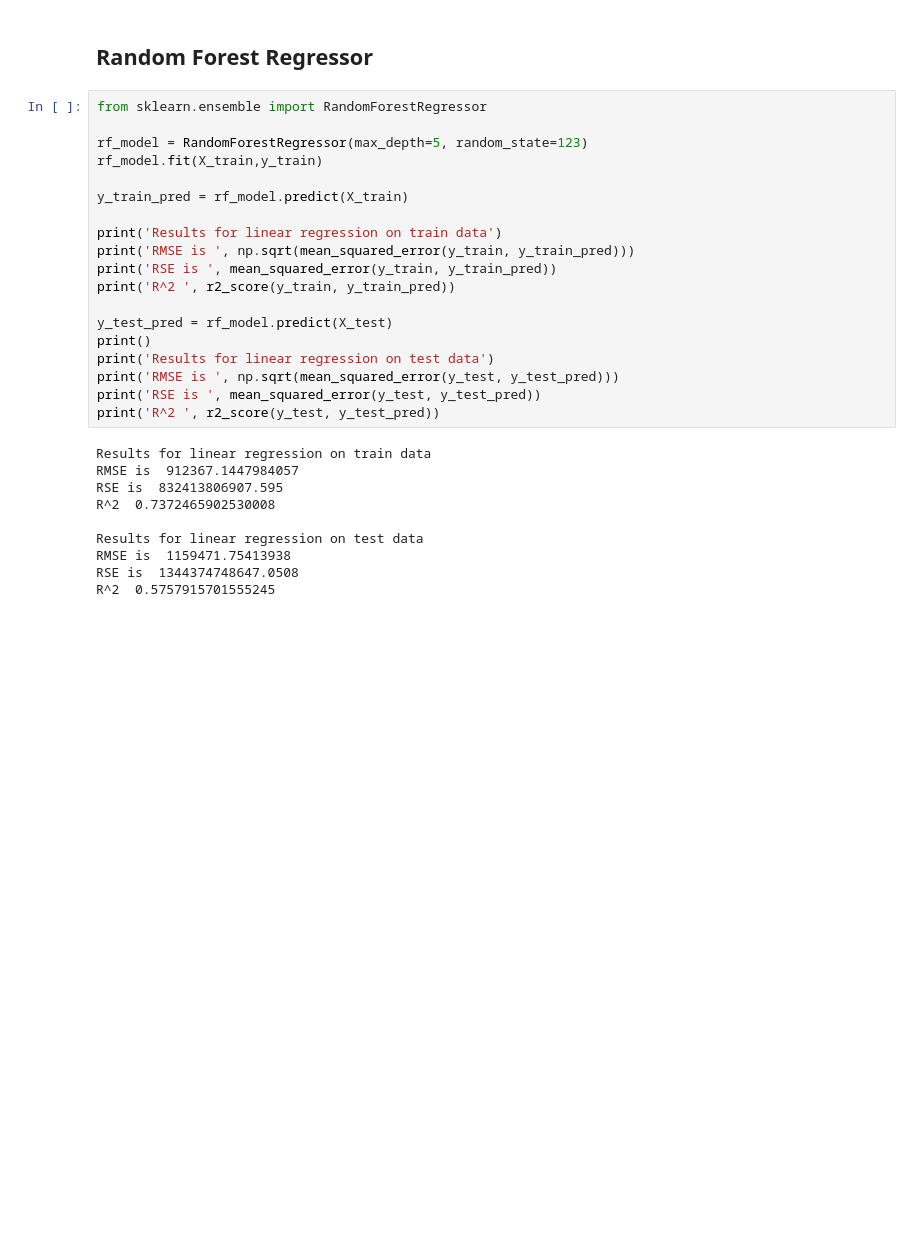
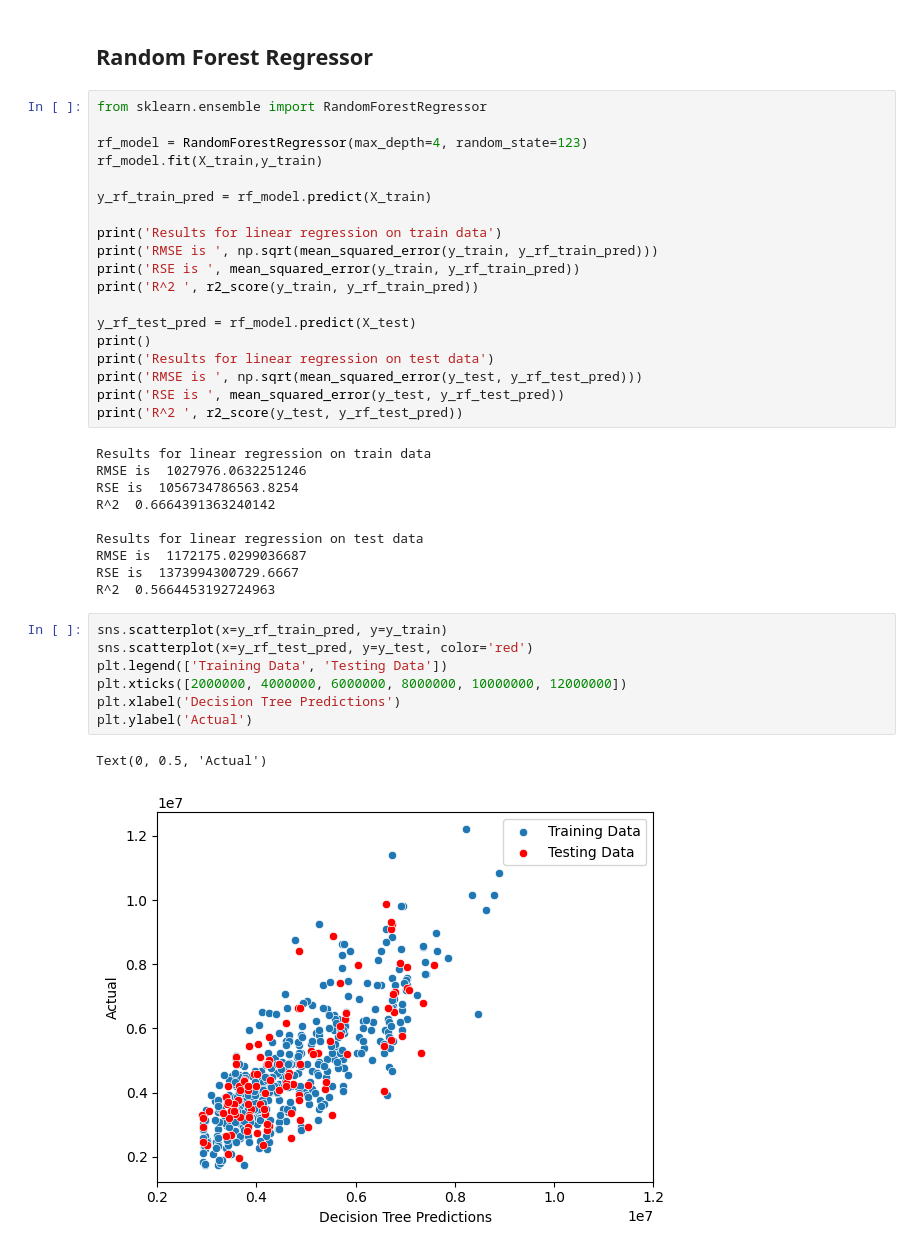
Before and after one commit to Bshell13/shellenberger_capstone, a Jupyter notebook: data_analysis.ipynb, the cells around one changed output. Cells and saved outputs as stored; diff of their text form; blank space fills up the shorter version.

```diff
--- a/data_analysis.ipynb
+++ b/data_analysis.ipynb
@@ -198,32 +198,42 @@ Text(0, 0.5, 'Actual')
 # %%
 from sklearn.ensemble import RandomForestRegressor
 
-rf_model = RandomForestRegressor(max_depth=5, random_state=123)
+rf_model = RandomForestRegressor(max_depth=4, random_state=123)
 rf_model.fit(X_train,y_train)
 
-y_train_pred = rf_model.predict(X_train)
+y_rf_train_pred = rf_model.predict(X_train)
 
 print('Results for linear regression on train data')
-print('RMSE is ', np.sqrt(mean_squared_error(y_train, y_train_pred)))
-print('RSE is ', mean_squared_error(y_train, y_train_pred))
-print('R^2 ', r2_score(y_train, y_train_pred))
+print('RMSE is ', np.sqrt(mean_squared_error(y_train, y_rf_train_pred)))
+print('RSE is ', mean_squared_error(y_train, y_rf_train_pred))
+print('R^2 ', r2_score(y_train, y_rf_train_pred))
 
-y_test_pred = rf_model.predict(X_test)
+y_rf_test_pred = rf_model.predict(X_test)
 print()
 print('Results for linear regression on test data')
-print('RMSE is ', np.sqrt(mean_squared_error(y_test, y_test_pred)))
-print('RSE is ', mean_squared_error(y_test, y_test_pred))
-print('R^2 ', r2_score(y_test, y_test_pred))
+print('RMSE is ', np.sqrt(mean_squared_error(y_test, y_rf_test_pred)))
+print('RSE is ', mean_squared_error(y_test, y_rf_test_pred))
+print('R^2 ', r2_score(y_test, y_rf_test_pred))
 # %% [output]
 Results for linear regression on train data
-RMSE is  912367.1447984057
-RSE is  832413806907.595
-R^2  0.7372465902530008
+RMSE is  1027976.0632251246
+RSE is  1056734786563.8254
+R^2  0.6664391363240142
 
 Results for linear regression on test data
-RMSE is  1159471.75413938
-RSE is  1344374748647.0508
-R^2  0.5757915701555245
+RMSE is  1172175.0299036687
+RSE is  1373994300729.6667
+R^2  0.5664453192724963
+# %%
+sns.scatterplot(x=y_rf_train_pred, y=y_train)
+sns.scatterplot(x=y_rf_test_pred, y=y_test, color='red')
+plt.legend(['Training Data', 'Testing Data'])
+plt.xticks([2000000, 4000000, 6000000, 8000000, 10000000, 12000000])
+plt.xlabel('Decision Tree Predictions')
+plt.ylabel('Actual')
+# %% [output]
+Text(0, 0.5, 'Actual')
+[figure, added]
 # %% [markdown]
 ## Results
 | Model | Type | RMSE | R^2 |
```
Also changed, not shown: parts of 3 cells of this notebook.
